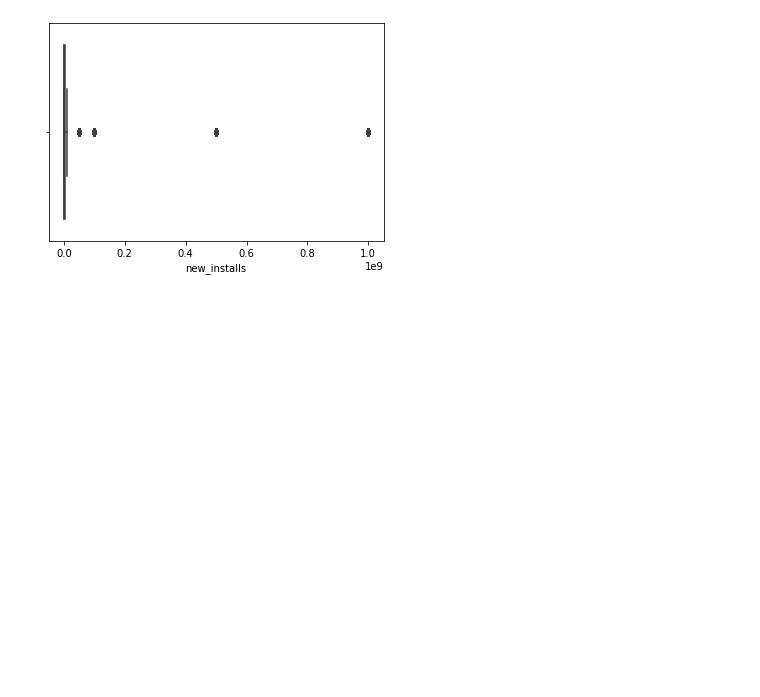
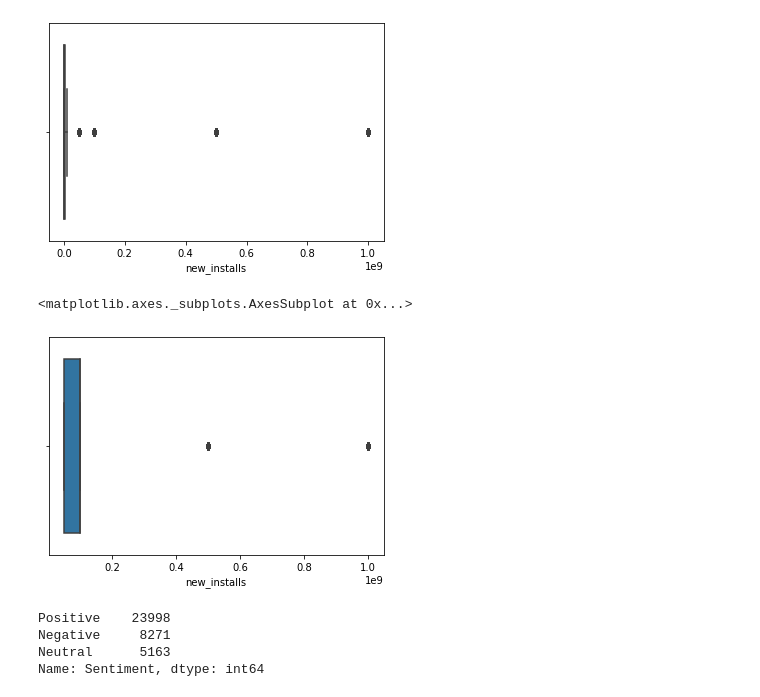
Before and after one commit to yagnik99/Play-Store-apps-data-analysis, a Jupyter notebook: Yagnik_Pandya_Team_2_Capstone_Project_1.ipynb, the cells around one changed output. Saved outputs shown, nothing was run; the diff lists cells and outputs as text; code cells hidden in the pictures; blank space fills up the shorter version.

```diff
--- a/Yagnik_Pandya_Team_2_Capstone_Project_1.ipynb
+++ b/Yagnik_Pandya_Team_2_Capstone_Project_1.ipynb
@@ -137,0 +142,2 @@ apps_df['new_installs']=apps_df['Installs'].apply(string_to_float)
+# %%
+most_installed=apps_df[apps_df['new_installs']>1.000000e+07].reset_index()        #just consideering most installed apps
@@ -140,3 +178,15 @@ sns.boxplot(apps_df['new_installs'])
 # %% [output]
 <matplotlib.axes._subplots.AxesSubplot at 0x...>
 [figure]
+# %%
+sns.boxplot(most_installed['new_installs'])
+# %% [output]
+<matplotlib.axes._subplots.AxesSubplot at 0x...>
+[figure, added]
+# %%
+user_df['Sentiment'].value_counts()
+# %% [output]
+Positive    23998
+Negative     8271
+Neutral      5163
+Name: Sentiment, dtype: int64
```
Also changed, not shown: parts of 25 cells of this notebook.
